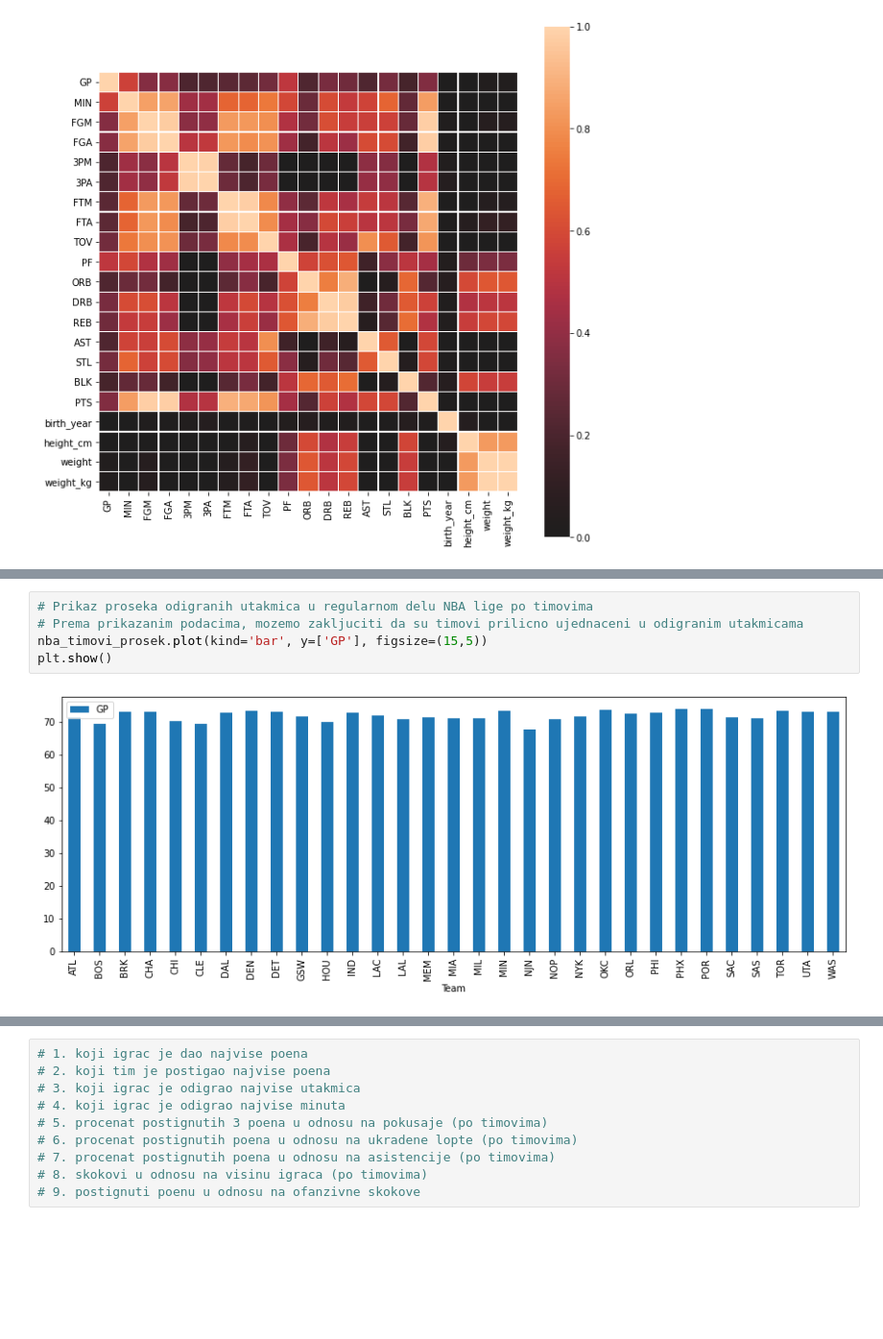
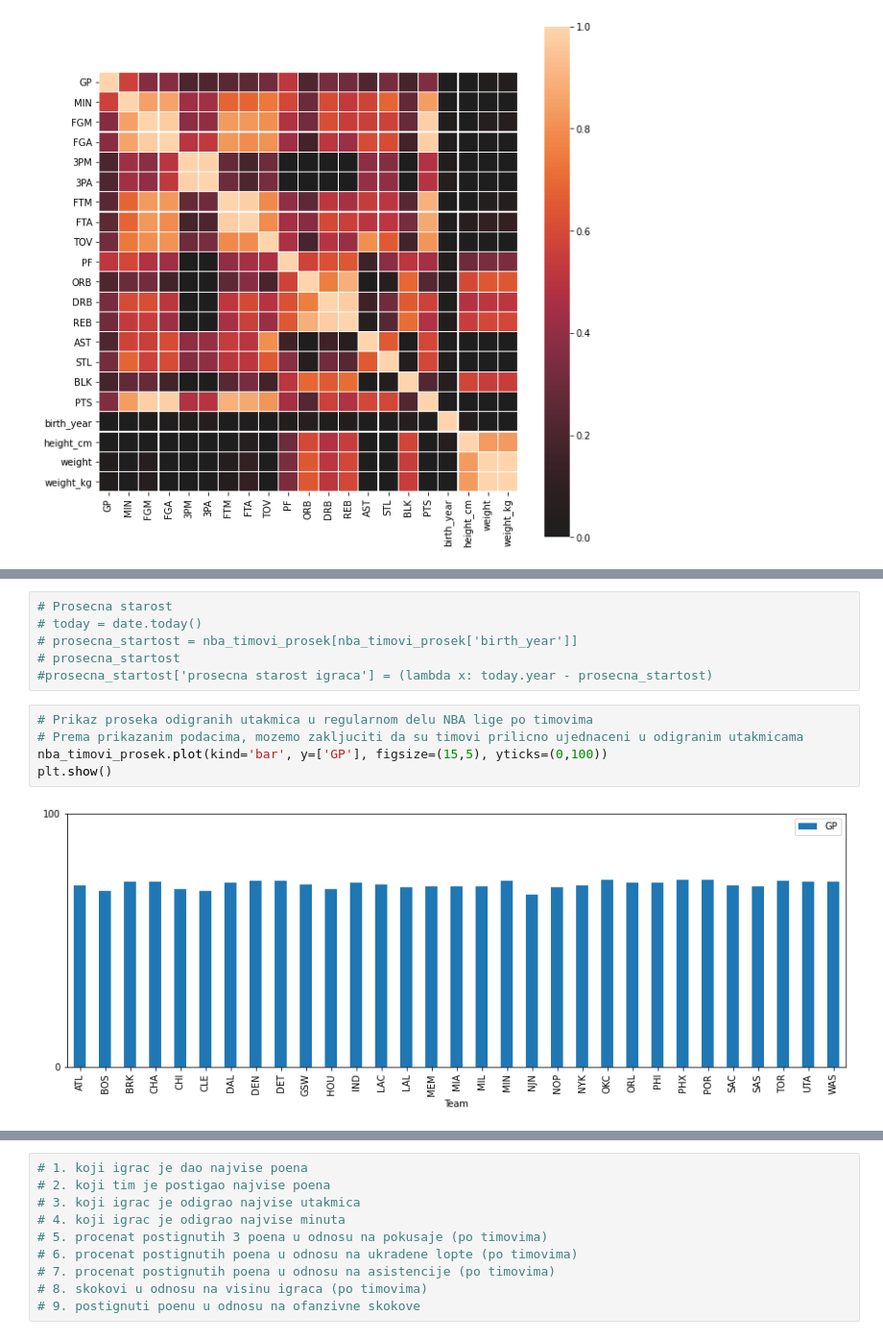
Before and after one commit to aleksperic/Basketball-player-stats, a Jupyter notebook: Basketball_player_stats.ipynb, the cells around one changed output, grey strips where cells are left out. Shown: that part at 96% size. Cells and saved outputs as stored; diff of their text form; blank space fills up the shorter version.

```diff
--- a/Basketball_player_stats.ipynb
+++ b/Basketball_player_stats.ipynb
@@ -162,11 +196,17 @@ nba_timovi_prosek
 | TOR | 73.467532 | 1943.397403 | 318.103896 | 684.506494 | 70.142857 | 194.181818 | 158.064935 | 199.337662 | 104.077922 | 169.753247 | 82.883117 | ... |
 | UTA | 73.135802 | 1845.988889 | 295.691358 | 638.506173 | 60.209877 | 168.320988 | 142.666667 | 189.259259 | 107.641975 | 157.950617 | 85.024691 | ... |
 | WAS | 73.166667 | 1885.766667 | 309.030303 | 663.500000 | 64.257576 | 175.878788 | 130.606061 | 170.863636 | 110.045455 | 155.196970 | 78.060606 | ... |
+# %%
+# Prosecna starost
+# today = date.today()
+# prosecna_startost = nba_timovi_prosek[nba_timovi_prosek['birth_year']]
+# prosecna_startost
+#prosecna_startost['prosecna starost igraca'] = (lambda x: today.year - prosecna_startost)
 # %%
 # Prikaz proseka odigranih utakmica u regularnom delu NBA lige po timovima
 # Prema prikazanim podacima, mozemo zakljuciti da su timovi prilicno ujednaceni u odigranim utakmicama
-nba_timovi_prosek.plot(kind='bar', y=['GP'], figsize=(15,5))
+nba_timovi_prosek.plot(kind='bar', y=['GP'], figsize=(15,5), yticks=(0,100))
 plt.show()
 # %% [output]
-[figure, old version]
+[figure, new version]
 # %%
```
Also changed, not shown: parts of 22 cells of this notebook.
